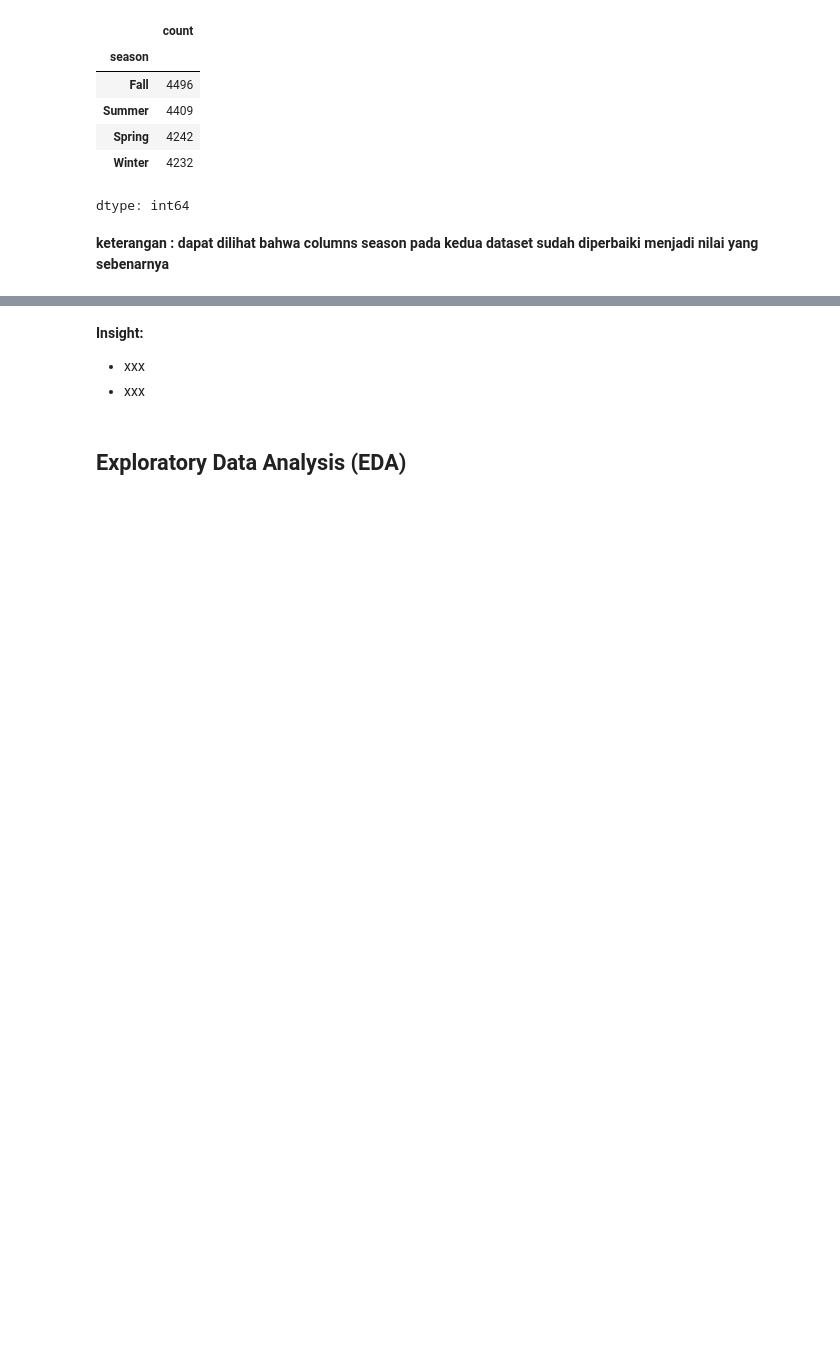
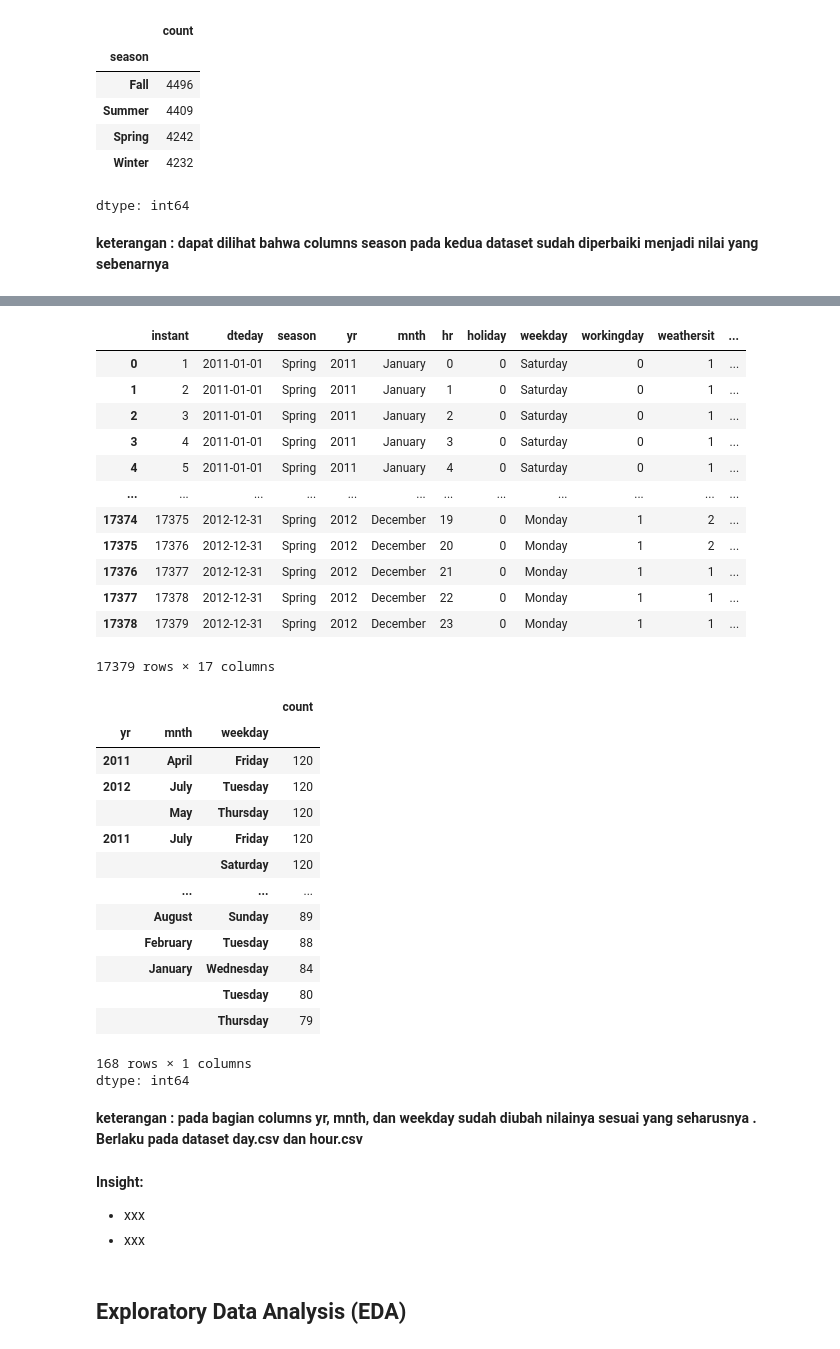
Before and after one commit to Nauviii/first_project_DataAnalayst, a Jupyter notebook: Notebook.ipynb, the cells around one changed output, grey strips where cells are left out. Drawn from its saved outputs; the diff is of its cells as text; code cells hidden in the pictures; blank space fills up the shorter version.

```diff
--- a/Notebook.ipynb
+++ b/Notebook.ipynb
@@ -350,7 +353,7 @@ display(bike_day_df["season"].value_counts())
 dtype: int64
 # %%
 # Mengubah tipe data season pada dataset hour.csv
-replacing_season(bike_hour_df)
+bike_hour_df = replacing_season(bike_hour_df)
 display(bike_hour_df)
 display(bike_hour_df["season"].value_counts())
 # %% [output]
@@ -380,0 +444,41 @@ dtype: int64
+# %%
+# Mengubah tipe data pada dataset hour.csv
+# Panggil fungsi dan perbarui DataFrame
+bike_hour_df = replacing_other(bike_hour_df)
+
+# Tampilkan DataFrame
+display(bike_hour_df)
+
+# Tampilkan frekuensi kombinasi nilai pada kolom 'yr', 'mnth', dan 'weekhour'
+display(bike_hour_df[["yr", "mnth", "weekday"]].value_counts())
+# %% [output]
+|  | instant | dteday | season | yr | mnth | hr | holiday | weekday | workingday | weathersit | ... |
+| 0 | 1 | 2011-01-01 | Spring | 2011 | January | 0 | 0 | Saturday | 0 | 1 | ... |
+| 1 | 2 | 2011-01-01 | Spring | 2011 | January | 1 | 0 | Saturday | 0 | 1 | ... |
+| 2 | 3 | 2011-01-01 | Spring | 2011 | January | 2 | 0 | Saturday | 0 | 1 | ... |
+| 3 | 4 | 2011-01-01 | Spring | 2011 | January | 3 | 0 | Saturday | 0 | 1 | ... |
+| 4 | 5 | 2011-01-01 | Spring | 2011 | January | 4 | 0 | Saturday | 0 | 1 | ... |
+| ... | ... | ... | ... | ... | ... | ... | ... | ... | ... | ... | ... |
+| 17374 | 17375 | 2012-12-31 | Spring | 2012 | December | 19 | 0 | Monday | 1 | 2 | ... |
+| 17375 | 17376 | 2012-12-31 | Spring | 2012 | December | 20 | 0 | Monday | 1 | 2 | ... |
+| 17376 | 17377 | 2012-12-31 | Spring | 2012 | December | 21 | 0 | Monday | 1 | 1 | ... |
+| 17377 | 17378 | 2012-12-31 | Spring | 2012 | December | 22 | 0 | Monday | 1 | 1 | ... |
+| 17378 | 17379 | 2012-12-31 | Spring | 2012 | December | 23 | 0 | Monday | 1 | 1 | ... |
+17379 rows × 17 columns
+|  |  |  | count |
+| yr | mnth | weekday |  |
+| 2011 | April | Friday | 120 |
+| 2012 | July | Tuesday | 120 |
+|  | May | Thursday | 120 |
+| 2011 | July | Friday | 120 |
+|  |  | Saturday | 120 |
+|  | ... | ... | ... |
+|  | August | Sunday | 89 |
+|  | February | Tuesday | 88 |
+|  | January | Wednesday | 84 |
+|  |  | Tuesday | 80 |
+|  |  | Thursday | 79 |
+168 rows × 1 columns
+dtype: int64
+# %% [markdown]
+**keterangan : pada bagian columns yr, mnth, dan weekday sudah diubah nilainya sesuai yang seharusnya . Berlaku pada dataset day.csv dan hour.csv**
```
Also changed, not shown: parts of 8 cells of this notebook.
